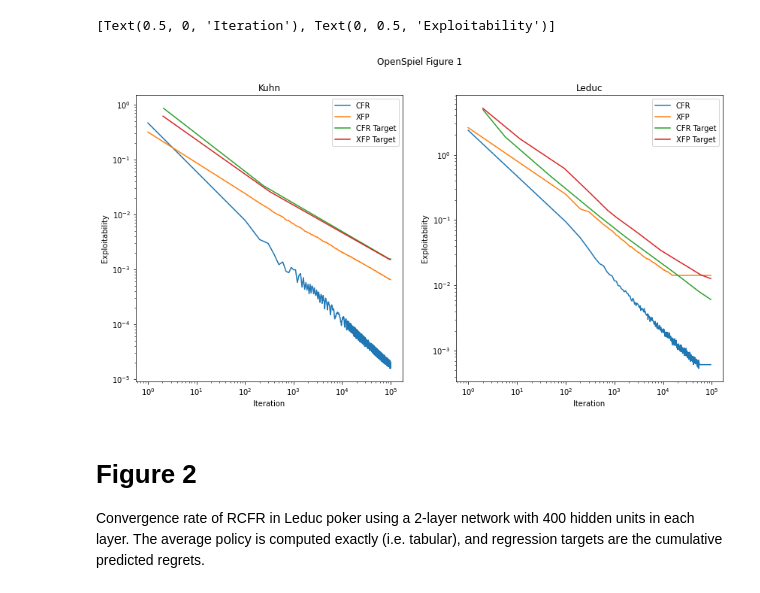
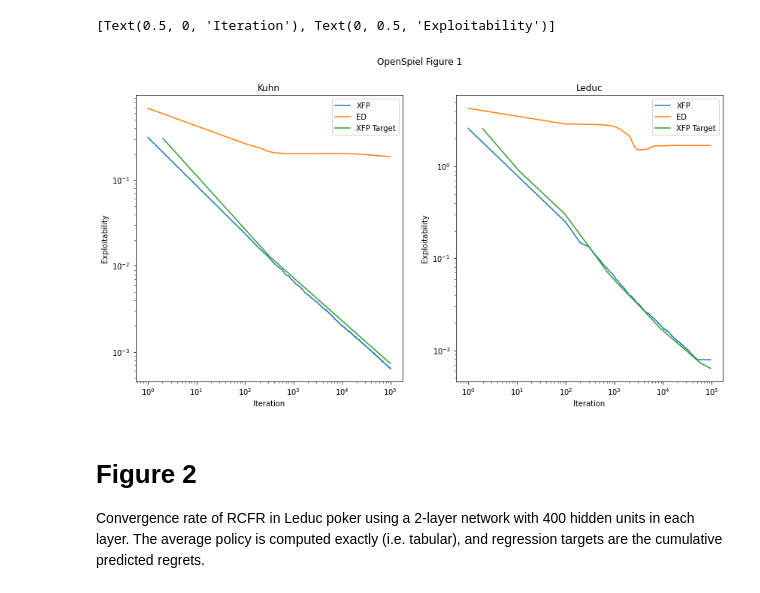
Before and after one commit to aicenter/openspiel_reproductions, a Jupyter notebook: benchmarks.ipynb, the cells around one changed output. Cells and saved outputs as stored; diff of their text form; code cells hidden in the pictures.

```diff
--- a/benchmarks.ipynb
+++ b/benchmarks.ipynb
@@ -31,39 +56,42 @@ Convergence rates of XFP and ED algorithms on various partially-observable games
 # %%
-kuhn_logs = [("./logs/cfr_kuhn_1.csv", "CFR"),
+kuhn_logs = [#("./logs/cfr_kuhn_1.csv", "CFR"),
              ("./logs/xfp_kuhn_0.csv", "XFP"),
-             ("./target_results/fig1_cfr_kuhn.csv", "CFR Target"),
+             ("./logs/exp_descent_kuhn_1.csv", "ED"),
+             #("./target_results/fig1_cfr_kuhn.csv", "CFR Target"),
              ("./target_results/fig1_xfp_kuhn.csv", "XFP Target")
             ]
 
-leduc_logs = [("./logs/cfr_leduc_2.csv", "CFR"),
+leduc_logs = [#("./logs/cfr_leduc_2.csv", "CFR"),
               ("./logs/xfp_leduc_1.csv", "XFP"),
-              ("./target_results/fig1_cfr_leduc.csv", "CFR Target"),
+              ("./logs/exp_descent_leduc_1.csv", "ED"),
+              #("./target_results/fig1_cfr_leduc.csv", "CFR Target"),
               ("./target_results/fig1_xfp_leduc.csv", "XFP Target")
             ]
 
 kuhn_dat = log_interp(load_batch(kuhn_logs, idx_offset=1))
 leduc_dat = log_interp(load_batch(leduc_logs, idx_offset=1))
-# kuhn_dat["CFR Target"] /= 2
-# kuhn_dat["XFP Target"] /= 2
-# leduc_dat["CFR Target"] /= 2
-# leduc_dat["XFP Target"] /= 2
-#leduc_dat["CFR"] *= 2
+
+# correct for exp = NashConv / 2
+#kuhn_dat["CFR Target"] /= 2
+kuhn_dat["XFP Target"] /= 2
+#leduc_dat["CFR Target"] /= 2
+leduc_dat["XFP Target"] /= 2
 
 fig, axes = plt.subplots(nrows=1, ncols=2, figsize=(14,7))
 fig.suptitle('OpenSpiel Figure 1')
 
 ax = kuhn_dat.plot(title="Kuhn", logx=True, logy=True, ax=axes[0])
 ax.set(xlabel="Iteration", ylabel="Exploitability")
 #ax.set_xlim((1, 10e4))
 #ax.set_ylim((10e-7, 1))
 
 ax = leduc_dat.plot(title="Leduc", loglog=True, ax=axes[1])
 ax.set(xlabel="Iteration", ylabel="Exploitability")
 #ax.set_xlim((1, 10e4))
 #ax.set_ylim((10e-4, 10))
 # %% [output]
 [Text(0.5, 0, 'Iteration'), Text(0, 0.5, 'Exploitability')]
-[figure, old version]
+[figure, new version]
 # %% [markdown]
 # Figure 2
 Convergence rate of RCFR in Leduc poker using a 2-layer network with 400 hidden units in each layer. The average policy is computed exactly (i.e. tabular), and regression targets are the
```
Also changed, not shown: parts of 8 cells of this notebook, 1 other file.
